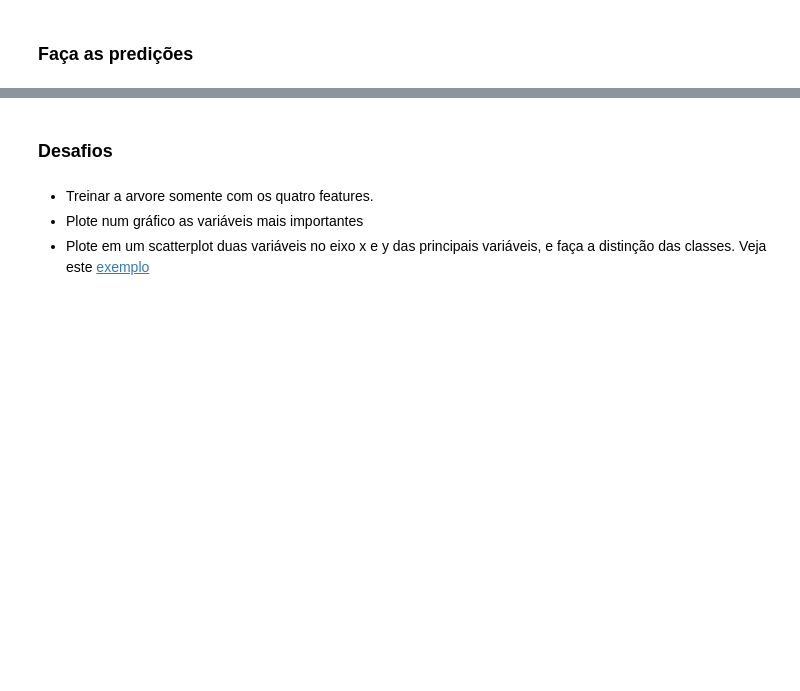
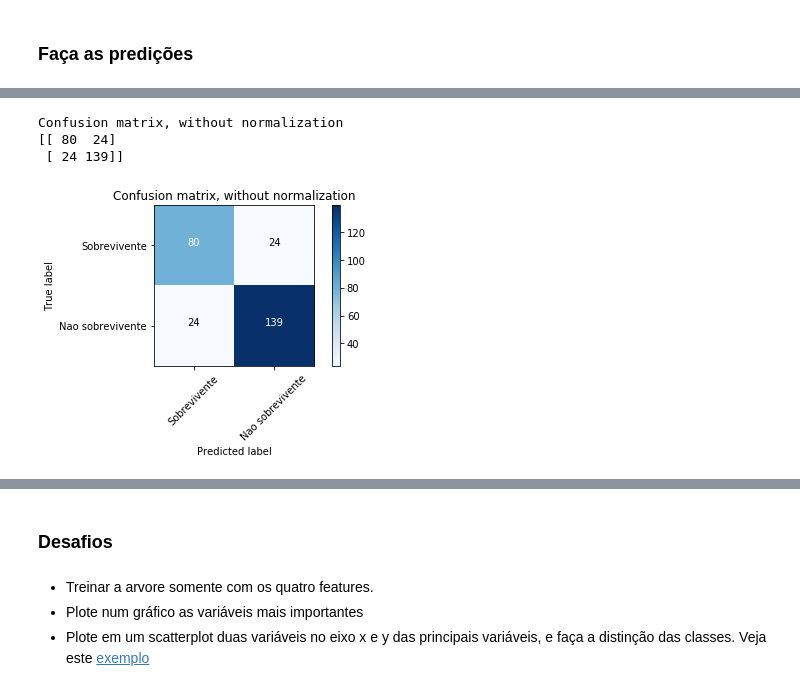
Before and after one commit to alexssandroos/learn_treinamento_atl, a Jupyter notebook: notebooks/Classificacao/Arvore_De_Decisao.ipynb, the cells around one changed output, grey strips where cells are left out. Saved outputs shown, nothing was run; the diff lists cells and outputs as text; code cells hidden in the pictures; blank space fills up the shorter version.

```diff
--- a/notebooks/Classificacao/Arvore_De_Decisao.ipynb
+++ b/notebooks/Classificacao/Arvore_De_Decisao.ipynb
@@ -55,8 +56,10 @@ X_train, X_test, y_train, y_test = train_test_split(train.drop(['Survived'],axis
 ### Crie um objeto do classificador DecisionTreeClassifier()
 # %%
 dtc = DecisionTreeClassifier()
+rfc = RandomForestClassifier(n_estimators=100)
 # %% [markdown]
 ### Treine o modelo chamando a função fit
 # %%
 dtc.fit(X_train, y_train)
+rfc.fit(X_train, y_train)
 # %% [output]
@@ -70,6 +74,7 @@ DecisionTreeClassifier(class_weight=None, criterion='gini', max_depth=None,
 ### Faça as predições
 # %%
 predictions = dtc.predict(X_test)
+predictions2 = rfc.predict(X_test)
 # %%
 labels = ['business', 'health']
 cnf_matrix = confusion_matrix(y_test, predictions, labels=[1,0])
@@ -79,0 +85,4 @@ array([[ 78,  26],
+# %%
+labels = ['business', 'health']
+cnf_matrix2 = confusion_matrix(y_test, predictions2, labels=[1,0])
+cnf_matrix2
@@ -126,4 +143,12 @@ Confusion matrix, without normalization
 [figure]
+# %%
+plot_confusion_matrix(cnf_matrix2, classes=['Sobrevivente','Nao sobrevivente'],
+                      title='Confusion matrix, without normalization')
+# %% [output]
+Confusion matrix, without normalization
+[[ 80  24]
+ [ 24 139]]
+[figure, added]
 # %%
 print(classification_report(y_test,predictions))
 # %% [output]
```
Also changed, not shown: parts of 11 cells of this notebook, 3 other files.
